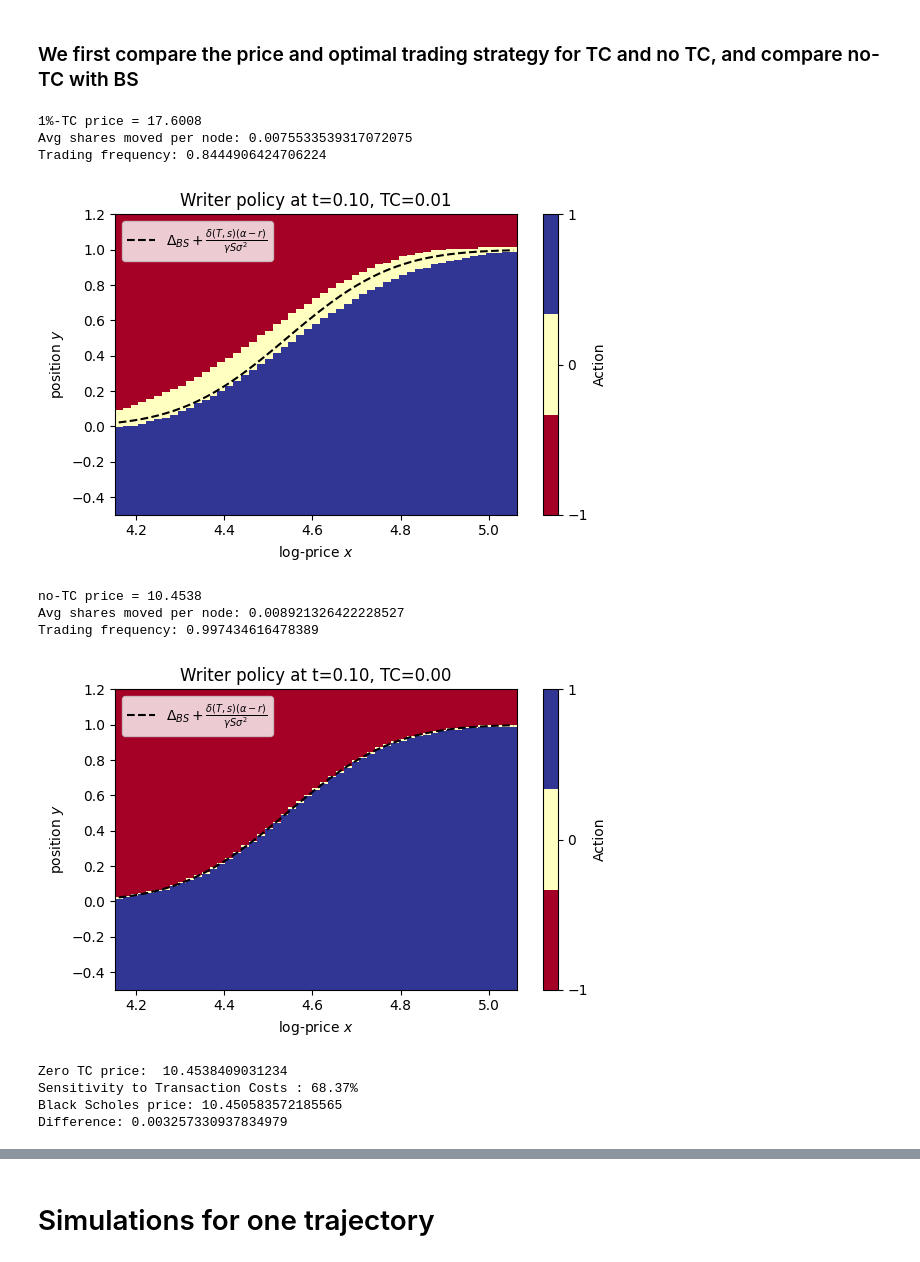
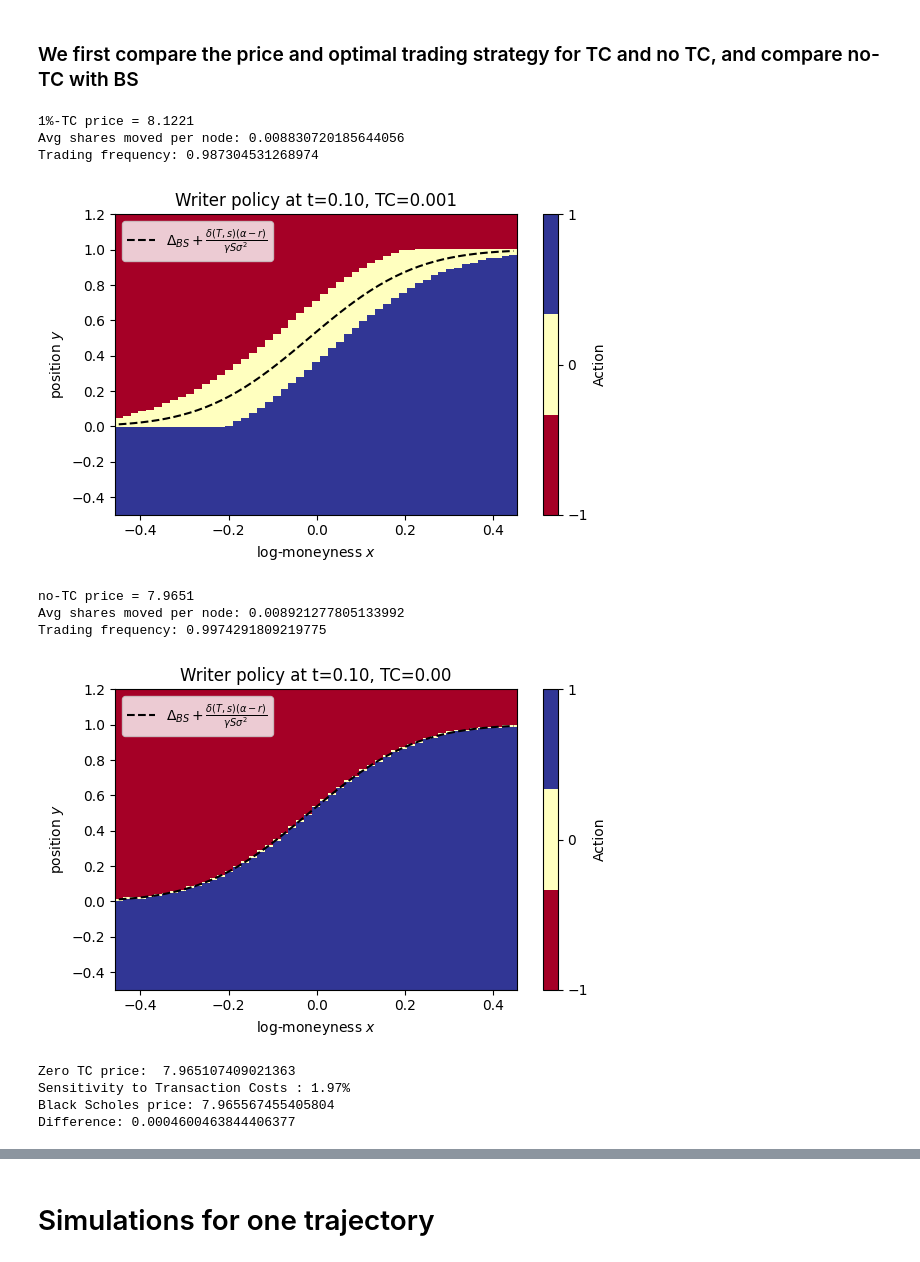
Before and after one commit to JulesArzel/Deep_Hedging_v2, a Jupyter notebook: Stochastic Control Approach - Final/4.1 Option pricing with transaction costs.ipynb, the cells around one changed output, grey strips where cells are left out. Drawn from its saved outputs; the diff is of its cells as text; code cells hidden in the pictures.

```diff
--- a/Stochastic Control Approach - Final/4.1 Option pricing with transaction costs.ipynb
+++ b/Stochastic Control Approach - Final/4.1 Option pricing with transaction costs.ipynb
@@ -429,13 +429,13 @@ def plot_policy_and_phi(xk, y_grid, A_slice, phi_w, title="Policy"):
     Plots the DP action map (A_slice: shape (len(xk), len(y_grid))) transposed,
     then overlays phi_w vs xk.
     """
-    X,Y = np.meshgrid(xk, y_grid, indexing='xy')
+    X,Y = np.meshgrid(xk-np.log(100), y_grid, indexing='xy')
     plt.figure(figsize=(6,4))
     cmap = plt.get_cmap('RdYlBu', 3)
     plt.pcolormesh(X, Y, A_slice.T, cmap=cmap, vmin=-1, vmax=1, shading='auto')
-    plt.plot(xk, phi_w, 'k--', label=r'$\Delta_{BS}+\frac{\delta(T,s)(\alpha-r)}{\gamma S \sigma^2}$', linewidth=1.5)
+    plt.plot(xk-np.log(100), phi_w, 'k--', label=r'$\Delta_{BS}+\frac{\delta(T,s)(\alpha-r)}{\gamma S \sigma^2}$', linewidth=1.5)
     plt.colorbar(ticks=[-1,0,1], label='Action')
-    plt.xlabel('log-price $x$')
+    plt.xlabel('log-moneyness $x$')
     plt.ylabel('position $y$')
     plt.ylim((-0.5,1.2))
     plt.title(title)
@@ -586,7 +586,7 @@ from TC_pricer2 import TC_pricer2
 opt_param = Option_param(S0=100, K=100, T=1, exercise="European", payoff="call")
 
 # Creates the object with the parameters of the process
-diff_param = Diffusion_process(r=0.05, sig=0.2, mu=0.05)
+diff_param = Diffusion_process(r=0.0, sig=0.2, mu=0.0)
 
 # Creates the object of the Black-Scholes pricer
 BS = BS_pricer(opt_param, diff_param)
@@ -597,8 +597,8 @@ BS = BS_pricer(opt_param, diff_param)
 # %%
 #-----------------------------------------------------------------------------------
 #-----------------------------------------------------------------------------------
-cost = 0.01
-gamma = 0.5
+cost = 0.001
+gamma = 0.01
 TC2 = TC_pricer2(opt_param, diff_param, cost_b=cost, cost_s=cost, gamma=gamma)
 #-----------------------------------------------------------------------------------
 #-----------------------------------------------------------------------------------
@@ -639,7 +639,7 @@ S_k, Δ_bs, φ_w = compute_phi_w(xk,
 # 5) plot
 plot_policy_and_phi(xk, ygrid, As[k],
                     φ_w,
-                    title=f"Writer policy at t={t_plot:.2f}, TC={TC2.cost_b:.2f}")
+                    title=f"Writer policy at t={t_plot:.2f}, TC={TC2.cost_b:.3f}")
 
 
 
@@ -672,42 +672,42 @@ print("Trading frequency:", num_trades)
 #-----------------------------------------------------------------------------------
 t_plot = 0.1
 N = 500
 k = int(round(t_plot/TC2.T * N))
 
 # 4) compute analytic φ_w
 xk = xgrids[k]
 S_k, Δ_bs, φ_w = compute_phi_w(xk,
                               K=opt_param.K,
                               r=diff_param.r,
                               mu=diff_param.mu,
                               sig=diff_param.sig,
                               T=pricer0.T,
                               t=t_plot,
                               gamma=pricer0.gamma)
 
 # 5) plot
 plot_policy_and_phi(xk, ygrid, As_no[k],
                     φ_w,
                     title=f"Writer policy at t={t_plot:.2f}, TC={pricer0.cost_b:.2f}")
 
 
 bs = BS.closed_formula()
 
 print("Zero TC price: ", price_no)
 change = round(((price-price_no)/price_no)*100,2)
 print(f"Sensitivity to Transaction Costs : {change}%")
 print("Black Scholes price:", bs)
 print("Difference:", np.abs(price_no - bs))
 # %% [output]
-1%‐TC price = 17.6008
-Avg shares moved per node: 0.0075533539317072075
-Trading frequency: 0.8444906424706224
+1%‐TC price = 8.1221
+Avg shares moved per node: 0.008830720185644056
+Trading frequency: 0.987304531268974
-[figure, old version]
+[figure, new version]
-no‐TC price = 10.4538
-Avg shares moved per node: 0.008921326422228527
-Trading frequency: 0.997434616478389
+no‐TC price = 7.9651
+Avg shares moved per node: 0.008921277805133992
+Trading frequency: 0.9974291809219775
-[figure, old version]
+[figure, new version]
-Zero TC price:  10.4538409031234
-Sensitivity to Transaction Costs : 68.37%
-Black Scholes price: 10.450583572185565
-Difference: 0.003257330937834979
+Zero TC price:  7.965107409021363
+Sensitivity to Transaction Costs : 1.97%
+Black Scholes price: 7.965567455405804
+Difference: 0.0004600463844406377
```
Also changed, not shown: parts of 1 cell of this notebook, 1 other file.
